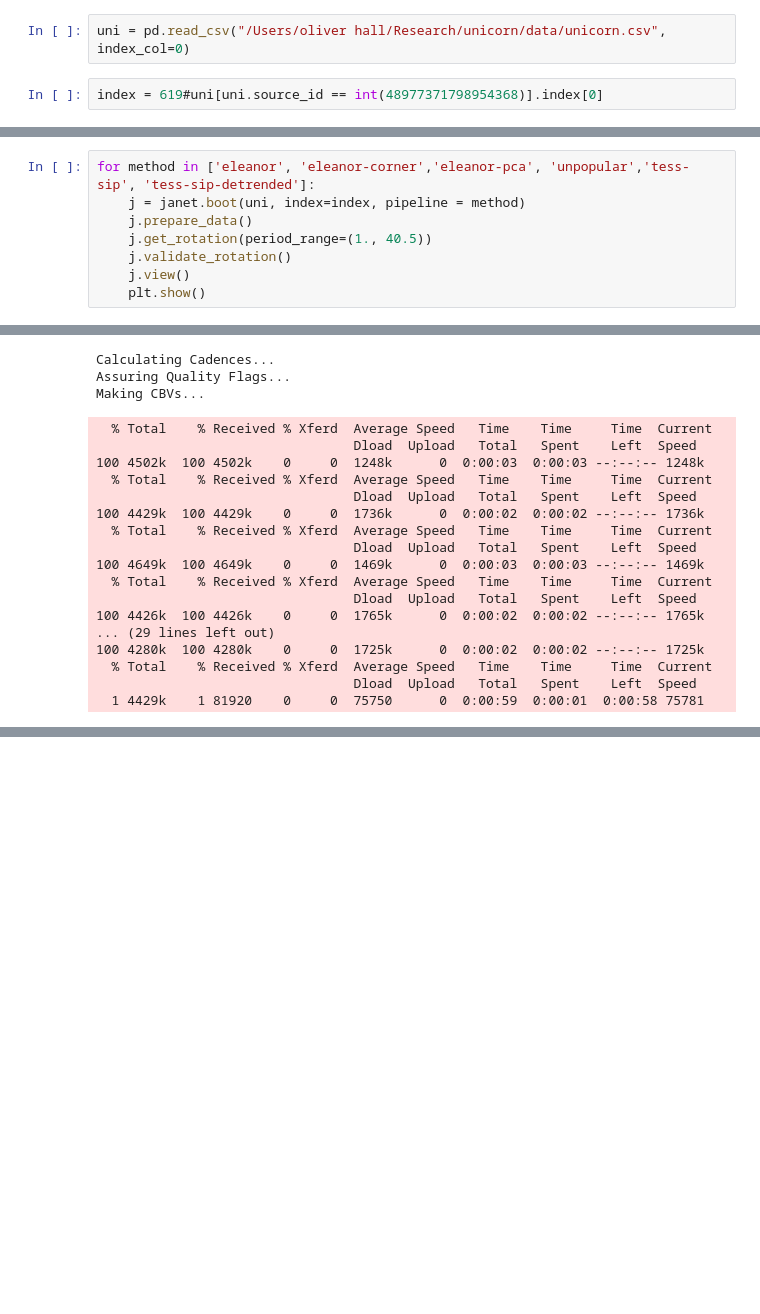
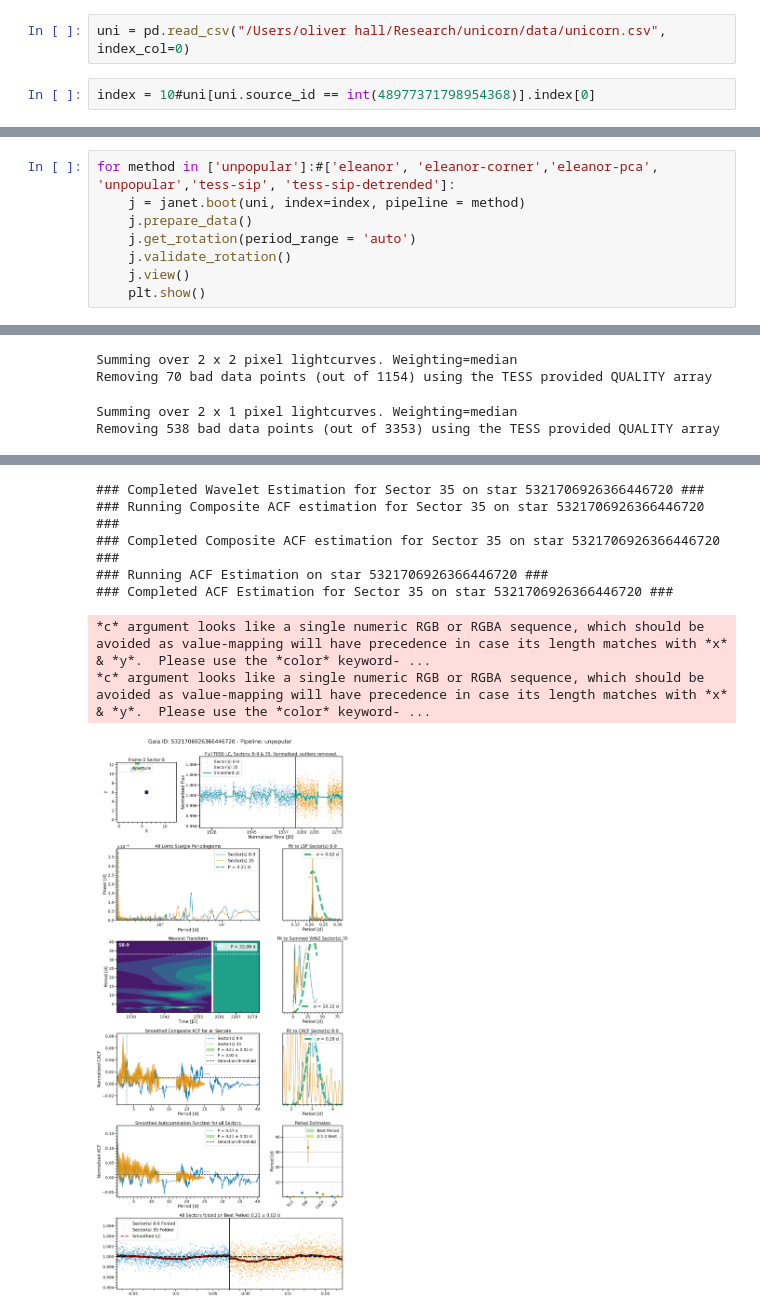
Before and after one commit to ojhall94/michael, a Jupyter notebook: Examples/Example.ipynb, the cells around one changed output, grey strips where cells are left out. Drawn from its saved outputs; the diff is of its cells as text; blank space fills up the shorter version.

```diff
--- a/Examples/Example.ipynb
+++ b/Examples/Example.ipynb
@@ -19,4 +19,4 @@ Getting a `x0 is infeasible` error when running the curve_fit to the wavelet por
 # %%
 uni = pd.read_csv("/Users/oliver hall/Research/unicorn/data/unicorn.csv", index_col=0)
 # %%
-index = 619#uni[uni.source_id == int(48977371798954368)].index[0]
+index = 10#uni[uni.source_id == int(48977371798954368)].index[0]
@@ -23,8 +27,8 @@ index = 619#uni[uni.source_id == int(48977371798954368)].index[0]
 # %%
-for method in ['eleanor', 'eleanor-corner','eleanor-pca', 'unpopular','tess-sip', 'tess-sip-detrended']:
+for method in ['unpopular']:#['eleanor', 'eleanor-corner','eleanor-pca', 'unpopular','tess-sip', 'tess-sip-detrended']:
     j = janet.boot(uni, index=index, pipeline = method)
     j.prepare_data()
-    j.get_rotation(period_range=(1., 40.5))
+    j.get_rotation(period_range = 'auto')
     j.validate_rotation()
     j.view()
     plt.show()
@@ -46,20 +41,4 @@ Acquiring target...
-Calculating Cadences...
-Assuring Quality Flags...
-Making CBVs...
+Summing over 2 x 2 pixel lightcurves. Weighting=median
+Removing 70 bad data points (out of 1154) using the TESS provided QUALITY array
-  % Total    % Received % Xferd  Average Speed   Time    Time     Time  Current
-                                 Dload  Upload   Total   Spent    Left  Speed
-100 4502k  100 4502k    0     0  1248k      0  0:00:03  0:00:03 --:--:-- 1248k
-  % Total    % Received % Xferd  Average Speed   Time    Time     Time  Current
-                                 Dload  Upload   Total   Spent    Left  Speed
-100 4429k  100 4429k    0     0  1736k      0  0:00:02  0:00:02 --:--:-- 1736k
-  % Total    % Received % Xferd  Average Speed   Time    Time     Time  Current
-                                 Dload  Upload   Total   Spent    Left  Speed
-100 4649k  100 4649k    0     0  1469k      0  0:00:03  0:00:03 --:--:-- 1469k
-  % Total    % Received % Xferd  Average Speed   Time    Time     Time  Current
-                                 Dload  Upload   Total   Spent    Left  Speed
-100 4426k  100 4426k    0     0  1765k      0  0:00:02  0:00:02 --:--:-- 1765k
-... (29 lines left out)
-100 4280k  100 4280k    0     0  1725k      0  0:00:02  0:00:02 --:--:-- 1725k
-  % Total    % Received % Xferd  Average Speed   Time    Time     Time  Current
-                                 Dload  Upload   Total   Spent    Left  Speed
-  1 4429k    1 81920    0     0  75750      0  0:00:59  0:00:01  0:00:58 75781
+Summing over 2 x 1 pixel lightcurves. Weighting=median
+Removing 538 bad data points (out of 3353) using the TESS provided QUALITY array
@@ -65,0 +59,8 @@ Making CBVs...
+### Completed Wavelet Estimation for Sector 35 on star 5321706926366446720 ###
+### Running Composite ACF estimation for Sector 35 on star 5321706926366446720 ###
+### Completed Composite ACF estimation for Sector 35 on star 5321706926366446720 ###
+### Running ACF Estimation on star 5321706926366446720 ###
+### Completed ACF Estimation for Sector 35 on star 5321706926366446720 ###
+*c* argument looks like a single numeric RGB or RGBA sequence, which should be avoided as value-mapping will have precedence in case its length matches with *x* & *y*.  Please use the *color* keyword- ...
+*c* argument looks like a single numeric RGB or RGBA sequence, which should be avoided as value-mapping will have precedence in case its length matches with *x* & *y*.  Please use the *color* keyword- ...
+[figure, added]
```
Also changed, not shown: parts of 3 cells of this notebook, 2 other files.
